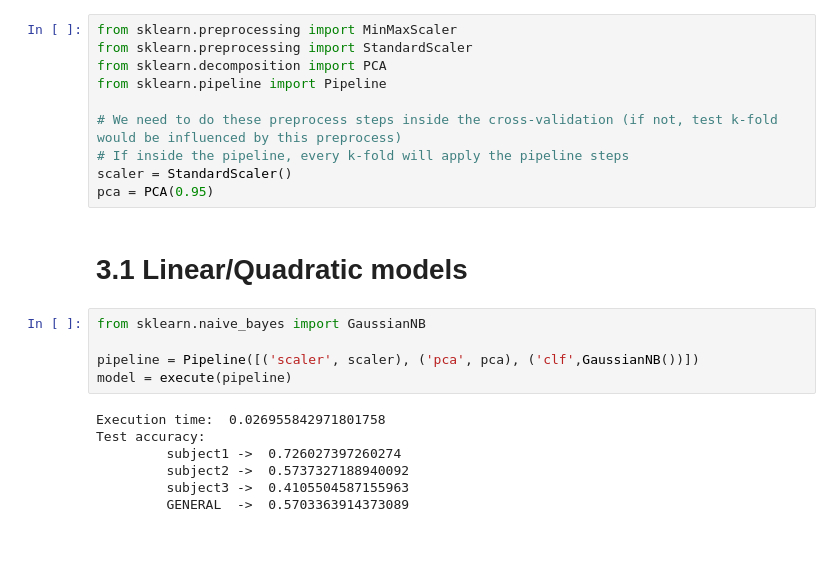
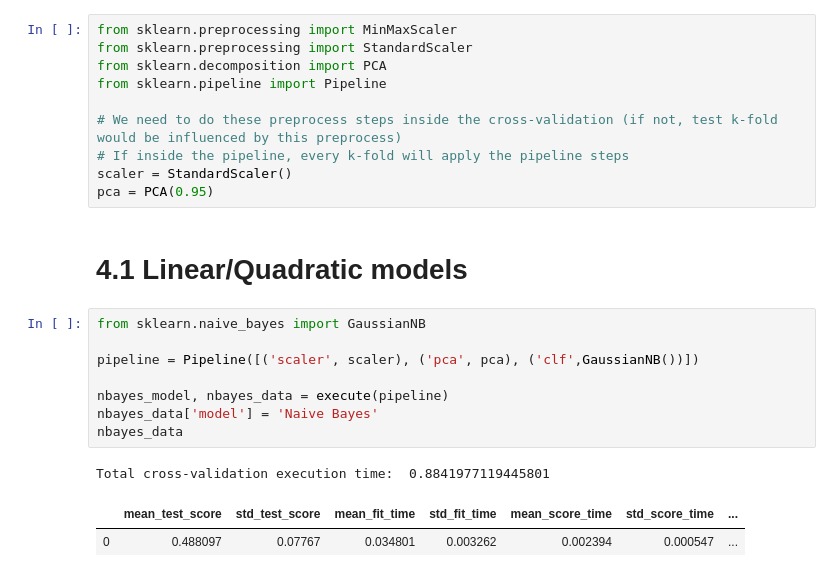
Before and after one commit to josebasierra/clasificacion-imagenes-mentales-APA, a Jupyter notebook: script.ipynb, the cells around one changed output. Saved outputs shown, nothing was run; the diff lists cells and outputs as text; blank space fills up the shorter version.

```diff
--- a/script.ipynb
+++ b/script.ipynb
@@ -274,19 +314,19 @@ from sklearn.pipeline import Pipeline
 scaler = StandardScaler()
 pca = PCA(0.95)
 # %% [markdown]
-# 3.1 Linear/Quadratic models
+# 4.1 Linear/Quadratic models
 # %%
 from sklearn.naive_bayes import GaussianNB
 
 pipeline = Pipeline([('scaler', scaler), ('pca', pca), ('clf',GaussianNB())])
-model = execute(pipeline)
+
+nbayes_model, nbayes_data = execute(pipeline)
+nbayes_data['model'] = 'Naive Bayes'
+nbayes_data
 # %% [output]
-Execution time:  0.026955842971801758
-Test accuracy:
-         subject1 ->  0.726027397260274
-         subject2 ->  0.5737327188940092
-         subject3 ->  0.4105504587155963
-         GENERAL  ->  0.5703363914373089
+Total cross-validation execution time:  0.8841977119445801
+|  | mean_test_score | std_test_score | mean_fit_time | std_fit_time | mean_score_time | std_score_time | ... |
+| 0 | 0.488097 | 0.07767 | 0.034801 | 0.003262 | 0.002394 | 0.000547 | ... |
 # %%
 from sklearn.neighbors import KNeighborsClassifier
 
```
Also changed, not shown: parts of 17 cells of this notebook.
